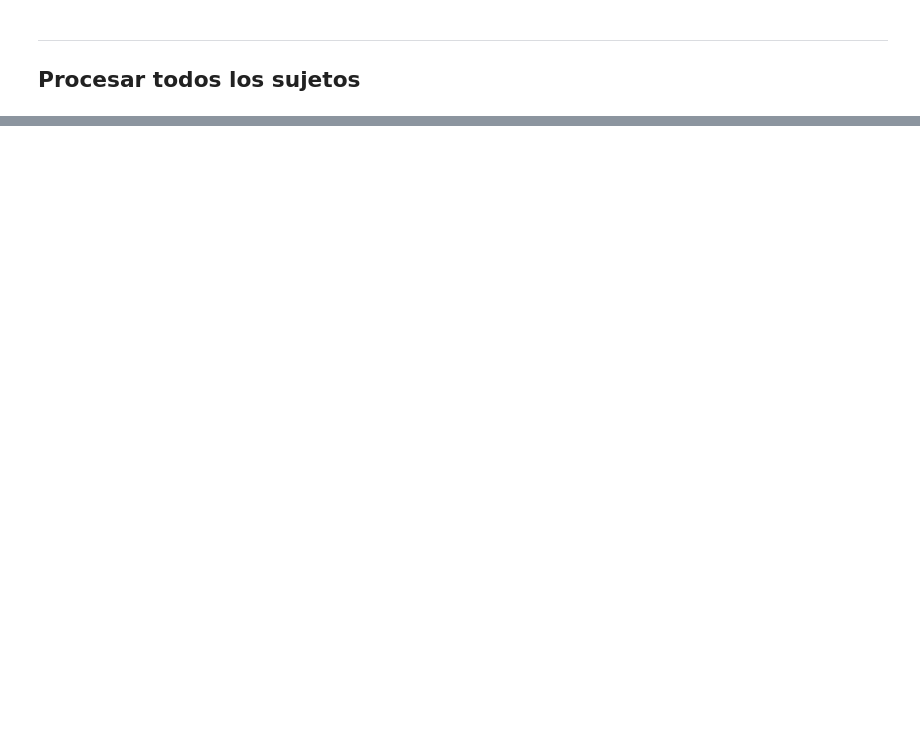
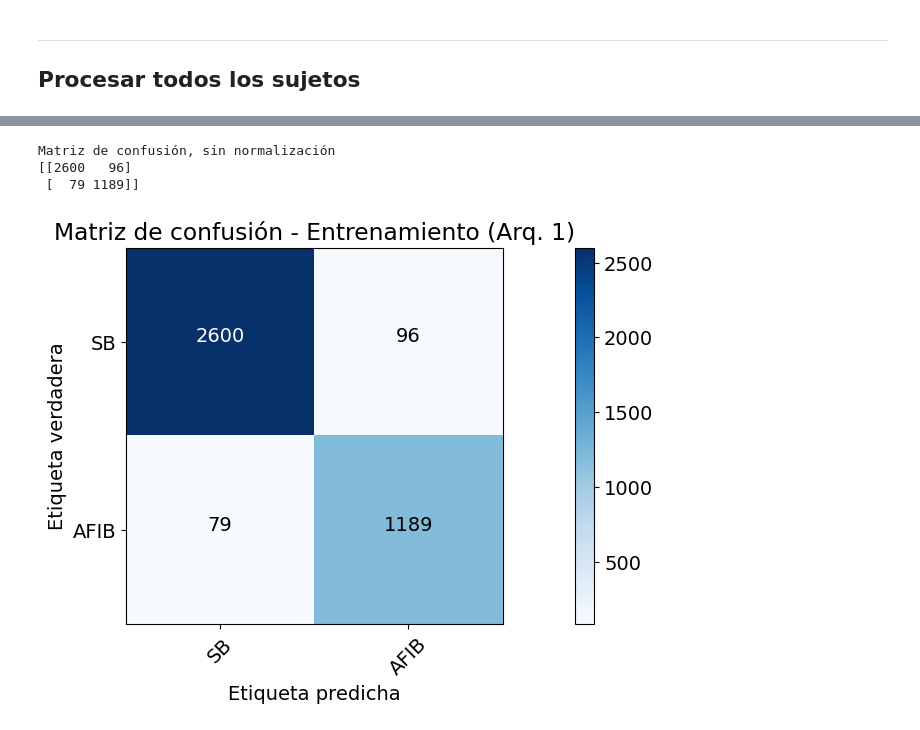
Before and after one commit to LuEnciso21/BIOSENALES24II, a Jupyter notebook: Proyecto4/P4_LuisaEnciso.ipynb, the cells around one changed output, grey strips where cells are left out. Saved outputs shown, nothing was run; the diff lists cells and outputs as text; code cells hidden in the pictures; blank space fills up the shorter version.

```diff
--- a/Proyecto4/P4_LuisaEnciso.ipynb
+++ b/Proyecto4/P4_LuisaEnciso.ipynb
@@ -492,0 +509,36 @@ Procesado 5664: MUSE_20180116_133908_01000
+# %%
+# Paso 3 - Crear el Conjunto de Datos de Entrenamiento y Prueba
+X = df[predictors].values
+y = df[target_column].values
+
+# El imputador para reemplazar NaN con la media de cada columna
+
+imputer = SimpleImputer(strategy='mean')
+
+# Imputamos los valores faltantes en los datos de entrenamiento y prueba
+X_imputed = imputer.fit_transform(X)
+
+# División en datos de entrenamiento y prueba (70% entrenamiento, 30% prueba)
+X_train, X_test, y_train, y_test = train_test_split(X_imputed, y, test_size=0.30, random_state=40)
+
+# Aplanamos los datos de salida, si es necesario
+y_train = np.squeeze(y_train)
+y_test = np.squeeze(y_test)
+
+print(X_train.shape)
+print(y_train.shape)
+print(X_test.shape)
+print(y_test.shape)
+
+# Paso 4 - Entrenar el Modelo
+
+# Creamos el clasificador MLP con 3 capas ocultas, cada una con 43 neuronas
+mlp = MLPClassifier(hidden_layer_sizes=(43, 43, 43), activation='relu', solver='adam', max_iter=1000)
+print(mlp)
+
+# Entrenamos el clasificador utilizando los datos de entrenamiento
+mlp.fit(X_train, y_train)
+
+# Hacemos predicciones para los datos de entrenamiento y prueba
+predict_train = mlp.predict(X_train)
+predict_test = mlp.predict(X_test)
@@ -492,0 +595,12 @@ Procesado 5664: MUSE_20180116_133908_01000
+# %%
+# Obtener la matriz de confusión para los datos de entrenamiento
+mc_train = confusion_matrix(y_train, predict_train)
+
+# Graficar la matriz de confusión de los datos de entrenamiento
+target_names = ['SB', 'AFIB']  # Aquí adaptamos las clases a 'SB' y 'AFIB'
+plot_confusion_matrix(mc_train, classes=target_names,title='Matriz de confusión - Entrenamiento (Arq. 1)')
+# %% [output]
+Matriz de confusión, sin normalización
+[[2600   96]
+ [  79 1189]]
+[figure, added]
```
Also changed, not shown: parts of 49 cells of this notebook, 2 other files.
